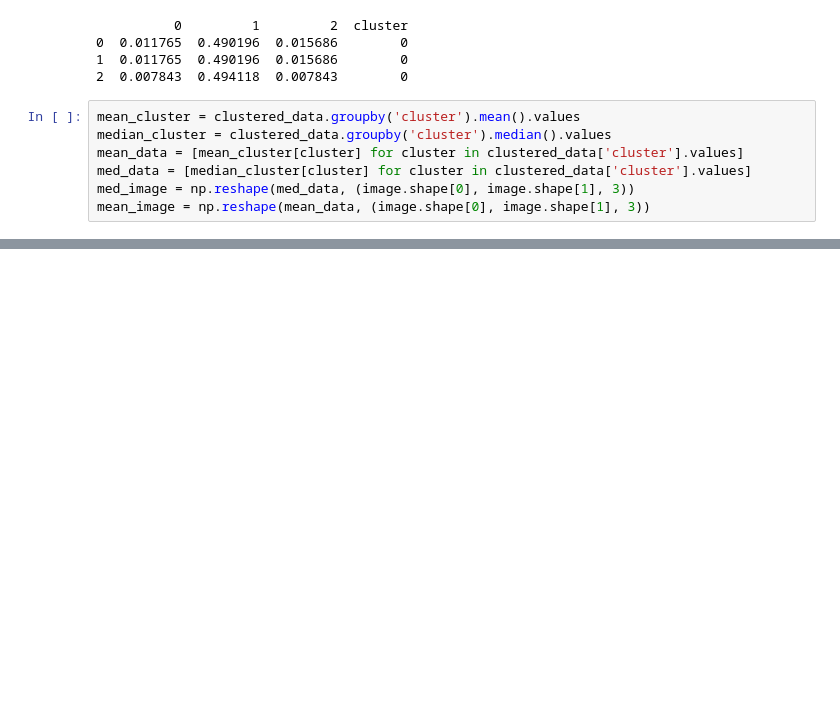
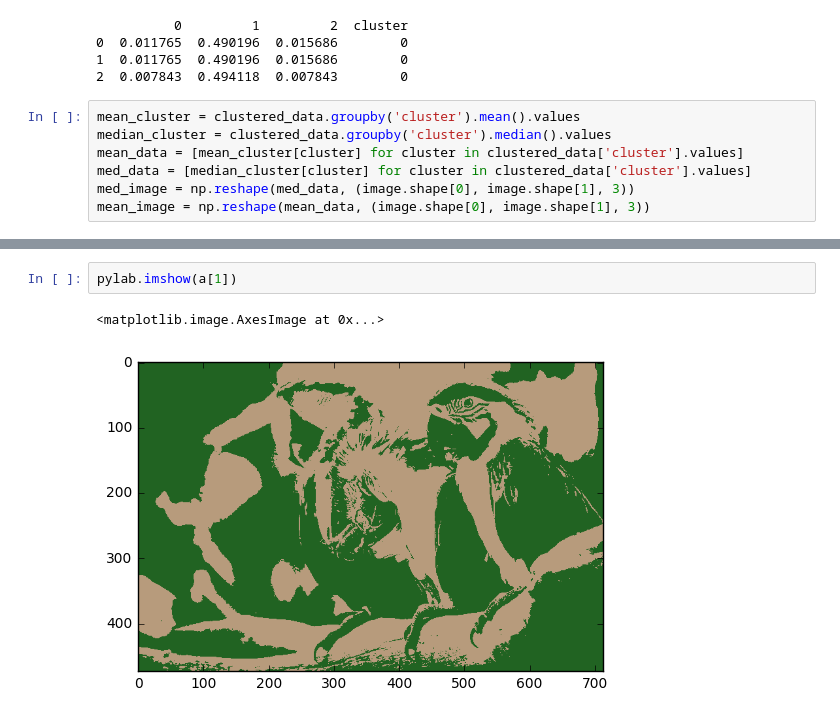
Before and after one commit to JustM57/ml_examples, a Jupyter notebook: PycharmProjects/Coursera/Parrot.ipynb, the cells around one changed output, grey strips where cells are left out. Saved outputs shown, nothing was run; the diff lists cells and outputs as text; blank space fills up the shorter version.

```diff
--- a/PycharmProjects/Coursera/Parrot.ipynb
+++ b/PycharmProjects/Coursera/Parrot.ipynb
@@ -47,0 +102,5 @@ def
+# %%
+pylab.imshow(a[1])
+# %% [output]
+<matplotlib.image.AxesImage at 0x...>
+[figure, added]
```
Also changed, not shown: parts of 16 cells of this notebook.
